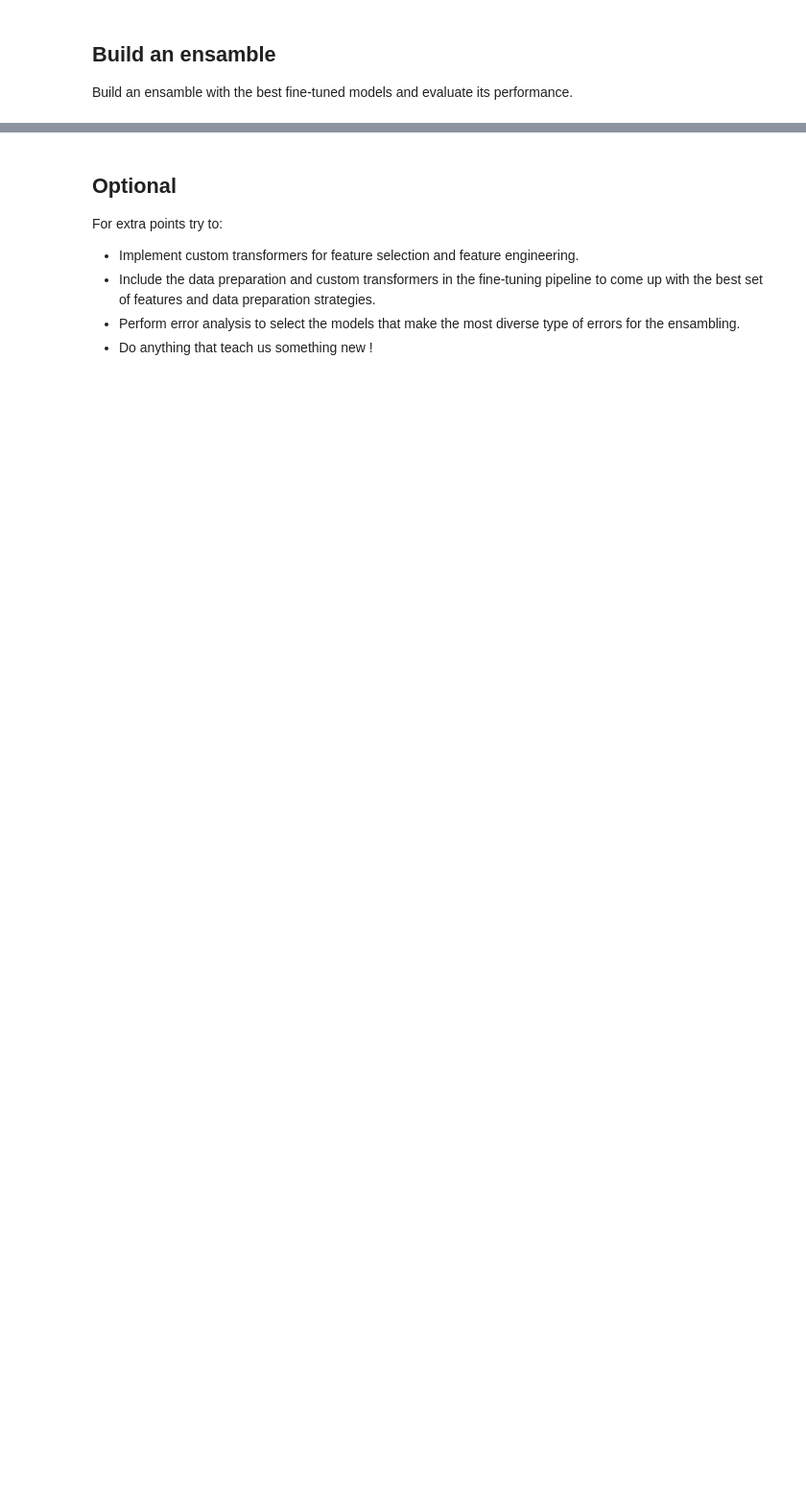
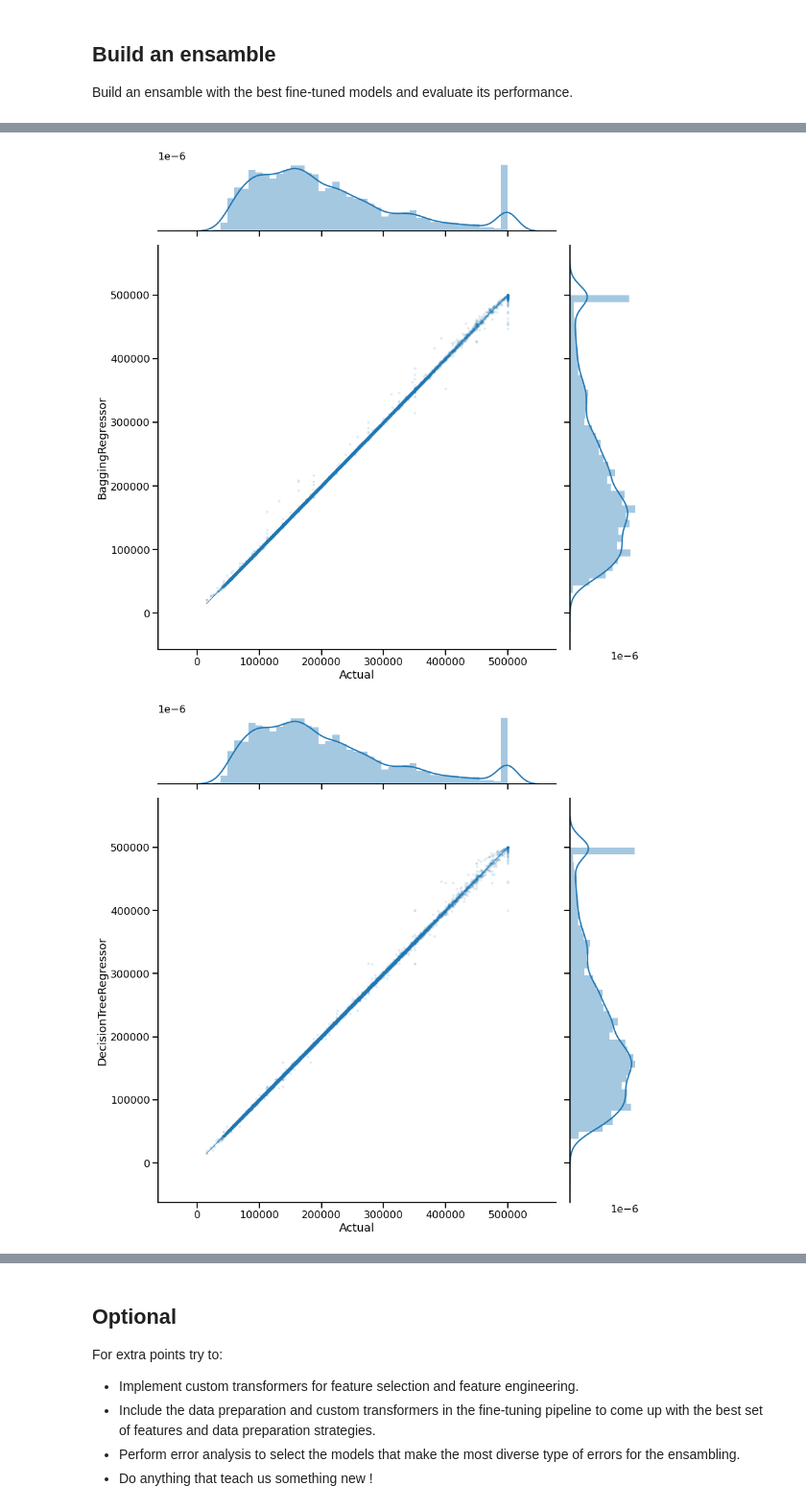
Before and after one commit to mikongame/California-Housing-Prices-Machine-Learning-Test-for-E-sports-Trading-SL, a Jupyter notebook: test_ml.ipynb, the cells around one changed output, grey strips where cells are left out. Shown: that part at 96% size. Cells and saved outputs as stored; diff of their text form; code cells hidden in the pictures; blank space fills up the shorter version.

```diff
--- a/test_ml.ipynb
+++ b/test_ml.ipynb
@@ -848,0 +791,3 @@ Build an ensamble with the best fine-tuned models and evaluate its performance.
+# %%
+X_train, X_test, y_train, y_test = train_test_split(X_prep, y, random_state=42, test_size=0.2)
+print ((X_train.shape),(y_train.shape),(X_test.shape),(y_test.shape))
@@ -848,0 +817,11 @@ Build an ensamble with the best fine-tuned models and evaluate its performance.
+# %%
+reg1 = BaggingRegressor(base_estimator = None, bootstrap = True, bootstrap_features = False,
+                        max_features = 1.0, n_estimators = 2000, oob_score = False)
+reg2 = DecisionTreeRegressor(criterion = 'mse', max_depth = 100, max_features = 'auto', min_samples_leaf = 2, min_samples_split = 2)
+reg3 = KNeighborsRegressor(algorithm = 'auto', leaf_size = 30, metric = 'minkowski', n_neighbors = 6, weights = 'distance')
+reg4 = GradientBoostingRegressor(criterion = 'friedman_mse', learning_rate = 0.075, loss = 'ls', max_depth = 3, max_features = 'auto',
+                                 min_samples_leaf = 1, min_samples_split = 5, n_estimators = 2000, subsample = 0.9)
+reg5 = RandomForestRegressor(bootstrap = True, criterion = 'mse', max_depth = 100, max_features = 'auto', min_samples_leaf = 1,
+                             min_samples_split = 2, n_estimators = 2000, oob_score = False)
+ensamble = VotingRegressor(estimators=[('BaggingRegressor', reg1), ('DecisionTreeRegressor', reg2), ('KNeighborsRegressor', reg3),
+                                       ('GradientBoostingRegressor', reg4), ('RandomForestRegressor', reg5)])
@@ -848,0 +913,30 @@ Build an ensamble with the best fine-tuned models and evaluate its performance.
+# %%
+sns.jointplot('Actual','BaggingRegressor', data =  pd.DataFrame({'Actual': y_train, 'BaggingRegressor': pred1}), kind ='reg', height=12,
+              scatter_kws={'s': 10, 'alpha': 0.1}, line_kws={'linewidth':1}, annot_kws={'stat': 'r2'})
+plt.savefig('images/output_images/real_vs_predicted_BR.png')
+
+sns.jointplot('Actual','DecisionTreeRegressor', data =  pd.DataFrame({'Actual': y_train, 'DecisionTreeRegressor': pred2}), kind ='reg',
+              height=12, scatter_kws={'s': 10, 'alpha': 0.1}, line_kws={'linewidth':1}, annot_kws={'stat': 'r2'})
+plt.savefig('images/output_images/real_vs_predicted_DTR.png')
+
+sns.jointplot('Actual','KNeighborsRegressor', data =  pd.DataFrame({'Actual': y_train, 'KNeighborsRegressor': pred3}), kind ='reg', height=12,
+              scatter_kws={'s': 10, 'alpha': 0.1}, line_kws={'linewidth':1}, annot_kws={'stat': 'r2'})
+plt.savefig('images/output_images/real_vs_predicted_KNR.png')
+
+sns.jointplot('Actual','GradientBoostingRegressor', data =  pd.DataFrame({'Actual': y_train, 'GradientBoostingRegressor': pred4}), kind ='reg',
+              height=12, scatter_kws={'s': 10, 'alpha': 0.1}, line_kws={'linewidth':1}, annot_kws={'stat': 'r2'})
+plt.savefig('images/output_images/real_vs_predicted_GBR.png')
+
+sns.jointplot('Actual','RandomForestRegressor', data =  pd.DataFrame({'Actual': y_train, 'RandomForestRegressor': pred5}), kind ='reg',
+              height=12, scatter_kws={'s': 10, 'alpha': 0.1}, line_kws={'linewidth':1}, annot_kws={'stat': 'r2'})
+plt.savefig('images/output_images/real_vs_predicted_RFR.png')
+
+sns.jointplot('Actual','VotingRegressor', data =  pd.DataFrame({'Actual': y_train, 'VotingRegressor': ensamble_pred}), kind ='reg', height=12,
+              scatter_kws={'s': 10, 'alpha': 0.1}, line_kws={'linewidth':1}, annot_kws={'stat': 'r2'})
+plt.savefig('images/output_images/real_vs_predicted_VR.png')
+
+sns.set_context("talk")
+plt.show()
+# %% [output]
+[figure, added]
+[figure, added]
```
Also changed, not shown: parts of 39 cells of this notebook.
